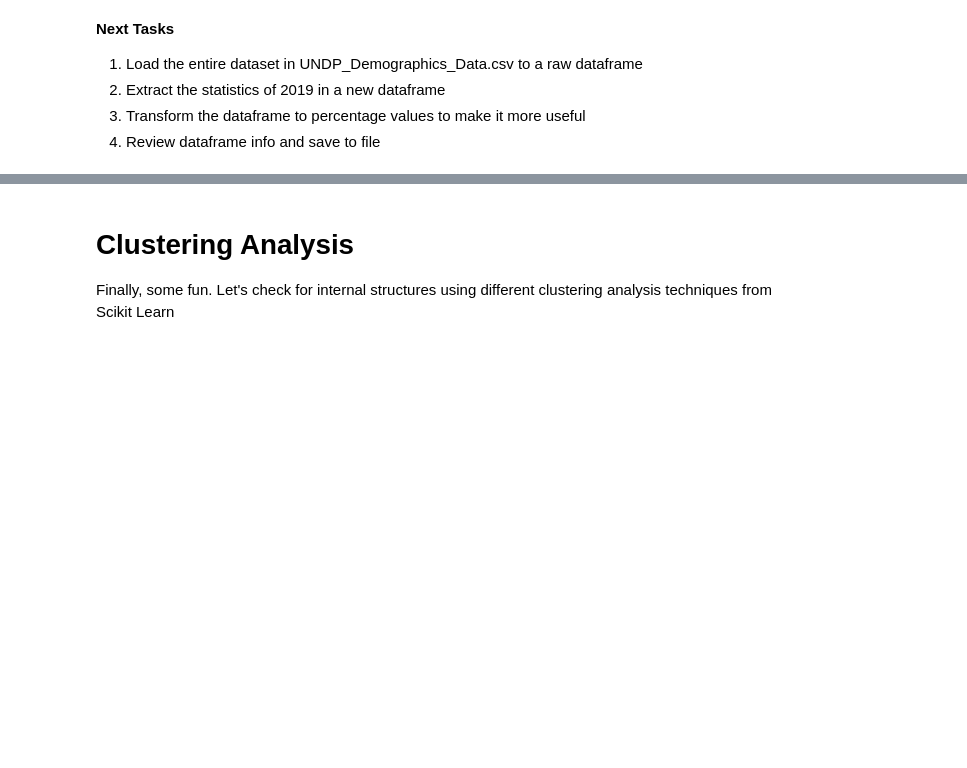
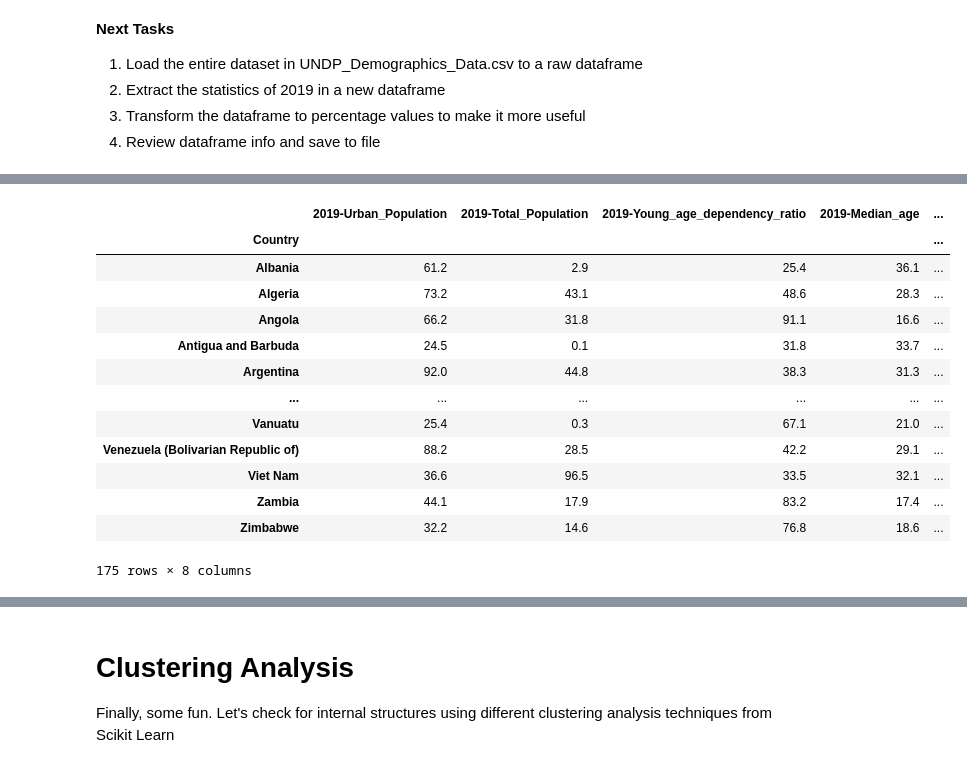
Before and after one commit to fernandoGitHub/ML_Projects, a Jupyter notebook: UNDP_Demographics_Data/UNDP_Demographics_Data_Analysis-Part_03.ipynb, the cells around one changed output, grey strips where cells are left out. Saved outputs shown, nothing was run; the diff lists cells and outputs as text; code cells hidden in the pictures; blank space fills up the shorter version.

```diff
--- a/UNDP_Demographics_Data/UNDP_Demographics_Data_Analysis-Part_03.ipynb
+++ b/UNDP_Demographics_Data/UNDP_Demographics_Data_Analysis-Part_03.ipynb
@@ -202,3 +186,20 @@ memory usage: 18.8+ KB
+# %%
+df_2019
+# %% [output]
+|  | 2019-Urban_Population | 2019-Total_Population | 2019-Young_age_dependency_ratio | 2019-Median_age | ... |
+| Country |  |  |  |  | ... |
+| Albania | 61.2 | 2.9 | 25.4 | 36.1 | ... |
+| Algeria | 73.2 | 43.1 | 48.6 | 28.3 | ... |
+| Angola | 66.2 | 31.8 | 91.1 | 16.6 | ... |
+| Antigua and Barbuda | 24.5 | 0.1 | 31.8 | 33.7 | ... |
+| Argentina | 92.0 | 44.8 | 38.3 | 31.3 | ... |
+| ... | ... | ... | ... | ... | ... |
+| Vanuatu | 25.4 | 0.3 | 67.1 | 21.0 | ... |
+| Venezuela (Bolivarian Republic of) | 88.2 | 28.5 | 42.2 | 29.1 | ... |
+| Viet Nam | 36.6 | 96.5 | 33.5 | 32.1 | ... |
+| Zambia | 44.1 | 17.9 | 83.2 | 17.4 | ... |
+| Zimbabwe | 32.2 | 14.6 | 76.8 | 18.6 | ... |
+175 rows × 8 columns
 # %%
 def transform_dataframe(df):
 
```
Also changed, not shown: parts of 8 cells of this notebook.
